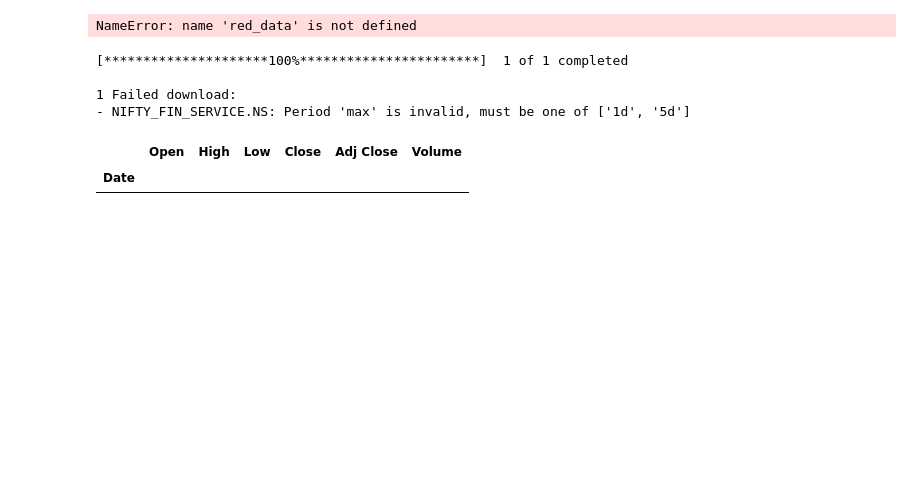
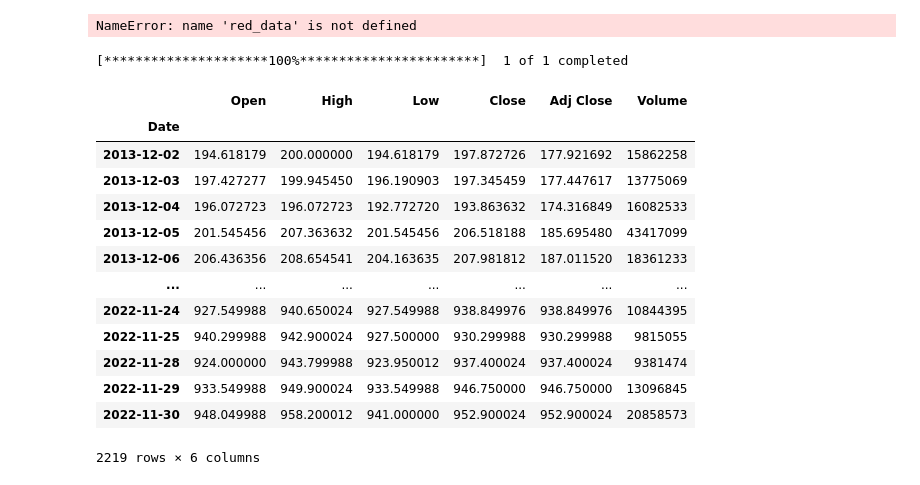
Before and after one commit to dhananjay-tribugs/Finance_project, a Jupyter notebook: notebooks/eda.ipynb, the cells around one changed output. Cells and saved outputs as stored; diff of their text form; code cells hidden in the pictures; blank space fills up the shorter version.

Commit message:
EDA updated with ICICI index

```diff
--- a/notebooks/eda.ipynb
+++ b/notebooks/eda.ipynb
@@ -29,13 +25,22 @@ NameError: name 'red_data' is not defined
 # %%
 import yfinance as yf
 
 # Get the data for the stock AAPL
-data = yf.download('NIFTY_FIN_SERVICE.NS','2013-12-01','2022-12-01')
+data = yf.download('ICICIBANK.NS','2013-12-01','2022-12-01')
 data
 # %% [output]
 [*********************100%***********************]  1 of 1 completed
-
-1 Failed download:
-- NIFTY_FIN_SERVICE.NS: Period 'max' is invalid, must be one of ['1d', '5d']
 |  | Open | High | Low | Close | Adj Close | Volume |
 | Date |  |  |  |  |  |  |
+| 2013-12-02 | 194.618179 | 200.000000 | 194.618179 | 197.872726 | 177.921692 | 15862258 |
+| 2013-12-03 | 197.427277 | 199.945450 | 196.190903 | 197.345459 | 177.447617 | 13775069 |
+| 2013-12-04 | 196.072723 | 196.072723 | 192.772720 | 193.863632 | 174.316849 | 16082533 |
+| 2013-12-05 | 201.545456 | 207.363632 | 201.545456 | 206.518188 | 185.695480 | 43417099 |
+| 2013-12-06 | 206.436356 | 208.654541 | 204.163635 | 207.981812 | 187.011520 | 18361233 |
+| ... | ... | ... | ... | ... | ... | ... |
+| 2022-11-24 | 927.549988 | 940.650024 | 927.549988 | 938.849976 | 938.849976 | 10844395 |
+| 2022-11-25 | 940.299988 | 942.900024 | 927.500000 | 930.299988 | 930.299988 | 9815055 |
+| 2022-11-28 | 924.000000 | 943.799988 | 923.950012 | 937.400024 | 937.400024 | 9381474 |
+| 2022-11-29 | 933.549988 | 949.900024 | 933.549988 | 946.750000 | 946.750000 | 13096845 |
+| 2022-11-30 | 948.049988 | 958.200012 | 941.000000 | 952.900024 | 952.900024 | 20858573 |
+2219 rows × 6 columns
```
Also changed, not shown: parts of 3 cells of this notebook.
